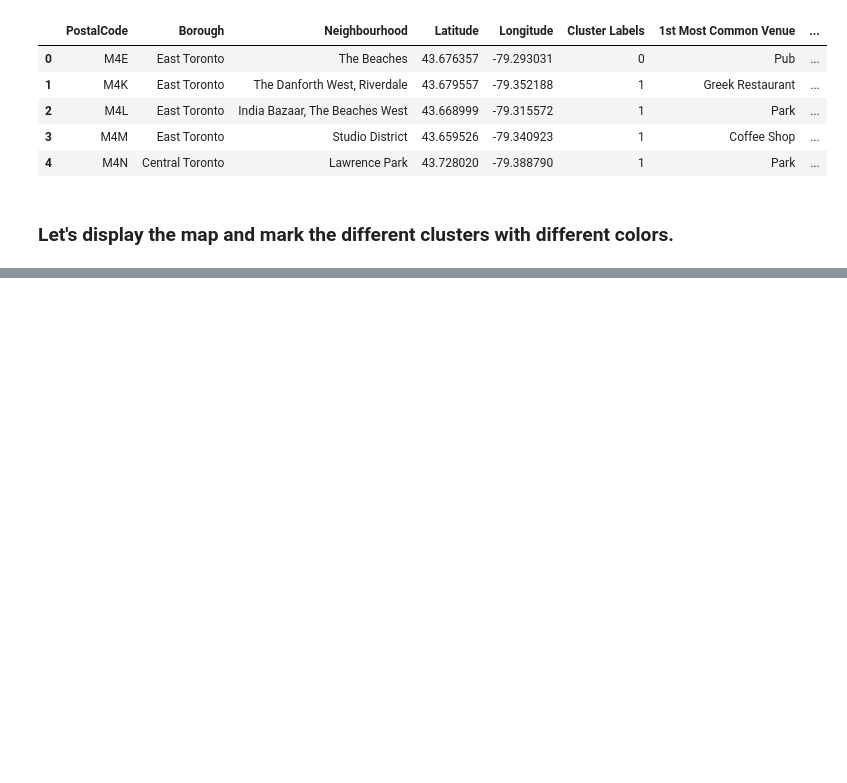
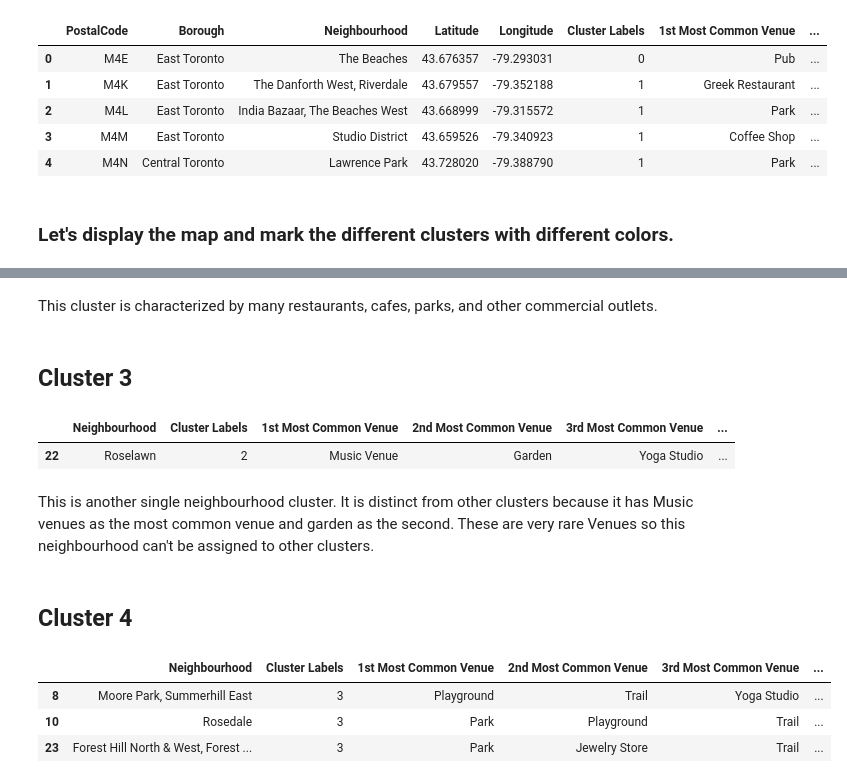
Before and after one commit to mirkosimunovic/Coursera_Capstone, a Jupyter notebook: Clustering Neighborhoods in Toronto.ipynb, the cells around one changed output, grey strips where cells are left out. Saved outputs shown, nothing was run; the diff lists cells and outputs as text; code cells hidden in the pictures; blank space fills up the shorter version.

```diff
--- a/Clustering Neighborhoods in Toronto.ipynb
+++ b/Clustering Neighborhoods in Toronto.ipynb
@@ -527,0 +561,20 @@ map_clusters
+# %% [markdown]
+This cluster is characterized by many restaurants, cafes, parks, and other commercial outlets.
+# %% [markdown]
+## Cluster 3
+# %%
+toronto_merged.loc[toronto_merged['Cluster Labels'] == 2, toronto_merged.columns[[2] + list(range(5, toronto_merged.shape[1]))]]
+# %% [output]
+|  | Neighbourhood | Cluster Labels | 1st Most Common Venue | 2nd Most Common Venue | 3rd Most Common Venue | ... |
+| 22 | Roselawn | 2 | Music Venue | Garden | Yoga Studio | ... |
+# %% [markdown]
+This is another single neighbourhood cluster. It is distinct from other clusters because it has Music venues as the most common venue and garden as the second. These are very rare Venues so this neighbourhood can't be assigned to other clusters.
+# %% [markdown]
+## Cluster 4
+# %%
+toronto_merged.loc[toronto_merged['Cluster Labels'] == 3, toronto_merged.columns[[2] + list(range(5, toronto_merged.shape[1]))]]
+# %% [output]
+|  | Neighbourhood | Cluster Labels | 1st Most Common Venue | 2nd Most Common Venue | 3rd Most Common Venue | ... |
+| 8 | Moore Park, Summerhill East | 3 | Playground | Trail | Yoga Studio | ... |
+| 10 | Rosedale | 3 | Park | Playground | Trail | ... |
+| 23 | Forest Hill North & West, Forest ... | 3 | Park | Jewelry Store | Trail | ... |
```
Also changed, not shown: parts of 12 cells of this notebook.
